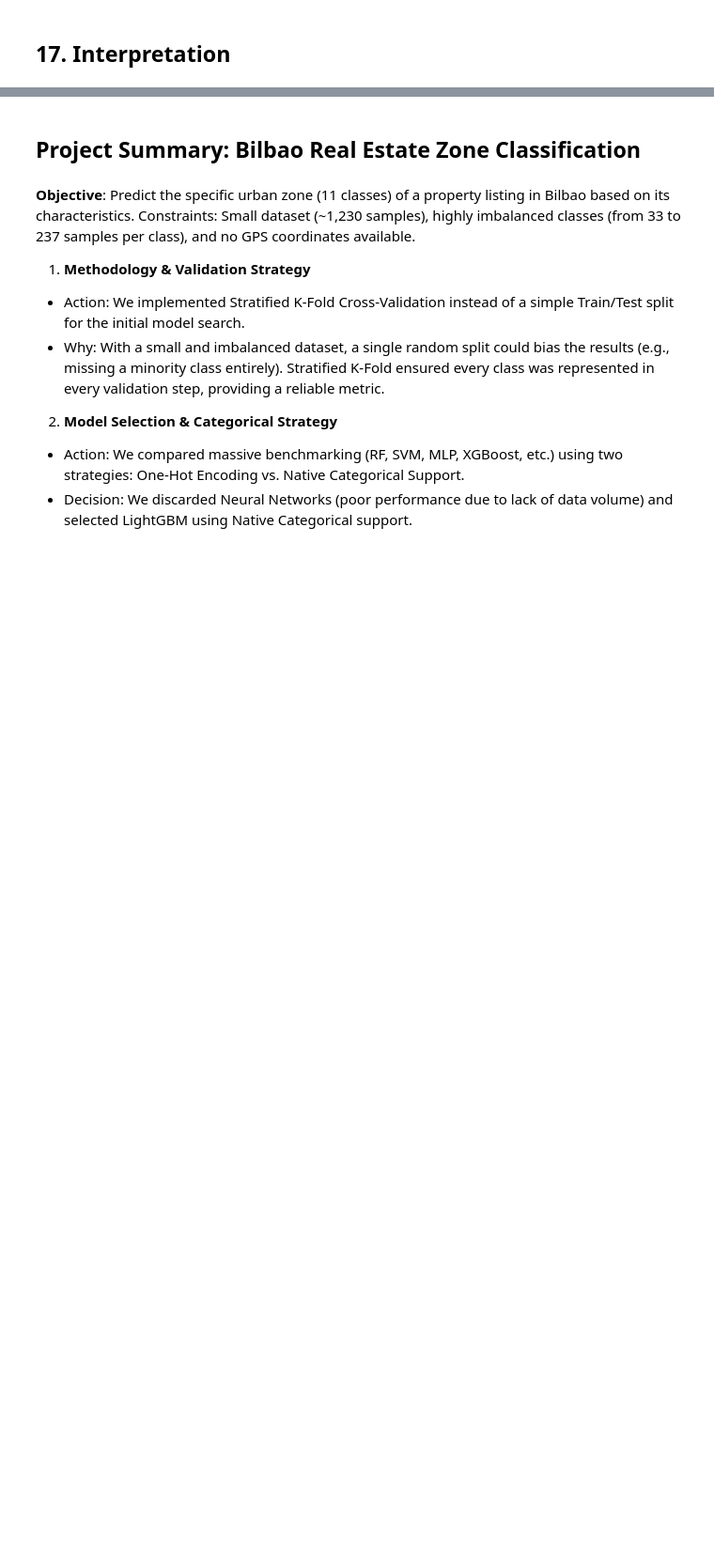
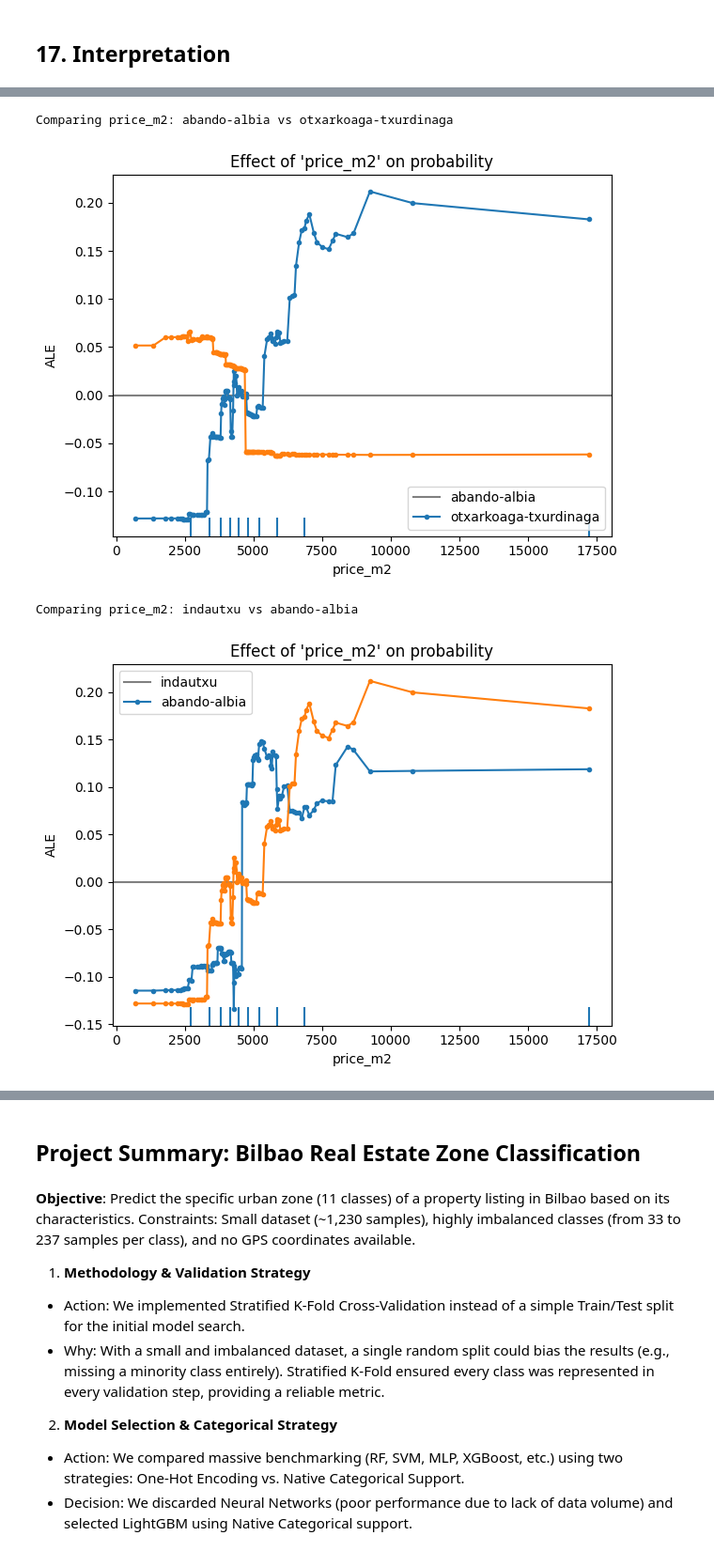
Before and after one commit to ikeiba/bilbao-housing-ml, a Jupyter notebook: classification/classification_zona.ipynb, the cells around one changed output, grey strips where cells are left out. Shown at 94% size. Drawn from its saved outputs; the diff is of its cells as text; code cells hidden in the pictures; blank space fills up the shorter version.

```diff
--- a/classification/classification_zona.ipynb
+++ b/classification/classification_zona.ipynb
@@ -680,0 +744,50 @@ Passing `palette` without assigning `hue` is deprecated and will be removed in v
+# %%
+# Function to compare neighborhoods
+import matplotlib.pyplot as plt
+from alibi.explainers import plot_ale
+
+# --- 1. HELPER FUNCTION TO COMPARE ---
+def comparar_barrios(feature, barrio1, barrio2, explanation_object):
+    """
+    Plot ALE curves for two specific neighborhoods for a given variable.
+    """
+    try:
+        # Find indices
+        idx1 = list(class_names).index(barrio1)
+        idx2 = list(class_names).index(barrio2)
+
+        print(f"Comparing {feature}: {barrio1} vs {barrio2}")
+
+        # Plot
+        plot_ale(explanation_object,
+                 features=[feature],
+                 targets=[idx1, idx2],
+                 n_cols=1,
+                 sharey=True) # Shared Y axis to see the real magnitude
+
+        # Trick to manually add legend because plot_ale sometimes doesn't show it clearly
+        plt.title(f"Effect of '{feature}' on probability")
+        plt.legend([barrio1, barrio2], loc='best')
+        plt.show()
+
+    except ValueError as e:
+        print(f"Error: Neighborhood not found. Check the names: {e}")
+
+# --- LIST OF NAMES (Make sure they match yours) ---
+# class_names should be the list that came from your LabelEncoder
+# print(class_names)
+# %%
+# A. THE EXTREME CONTRAST (To validate that the model makes sense)
+# Abando (Most expensive zone) vs Otxarkoaga (Most affordable zone)
+# You should see an "X": Abando goes up with price, Otxarkoaga goes down.
+comparar_barrios('price_m2', 'abando-albia', 'otxarkoaga-txurdinaga', final_model_exp)
+
+# B. THE CONFUSION (Indautxu vs Abando)
+# According to your matrix, they are somewhat confused.
+# Hypothesis: Both lines will rise together because both are expensive zones.
+comparar_barrios('price_m2', 'indautxu', 'abando-albia', final_model_exp)
+# %% [output]
+Comparing price_m2: abando-albia vs otxarkoaga-txurdinaga
+[figure, added]
+Comparing price_m2: indautxu vs abando-albia
+[figure, added]
```
Also changed, not shown: parts of 24 cells of this notebook.
